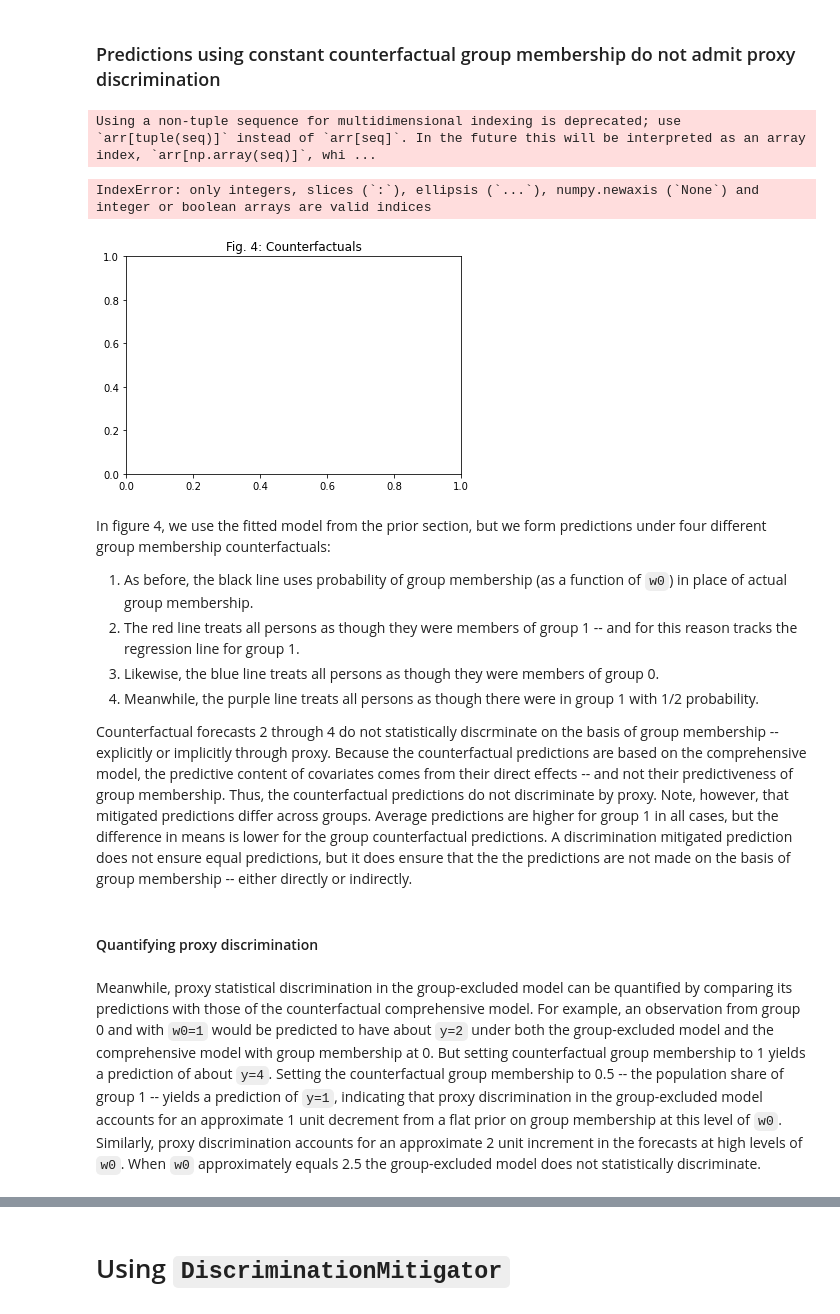
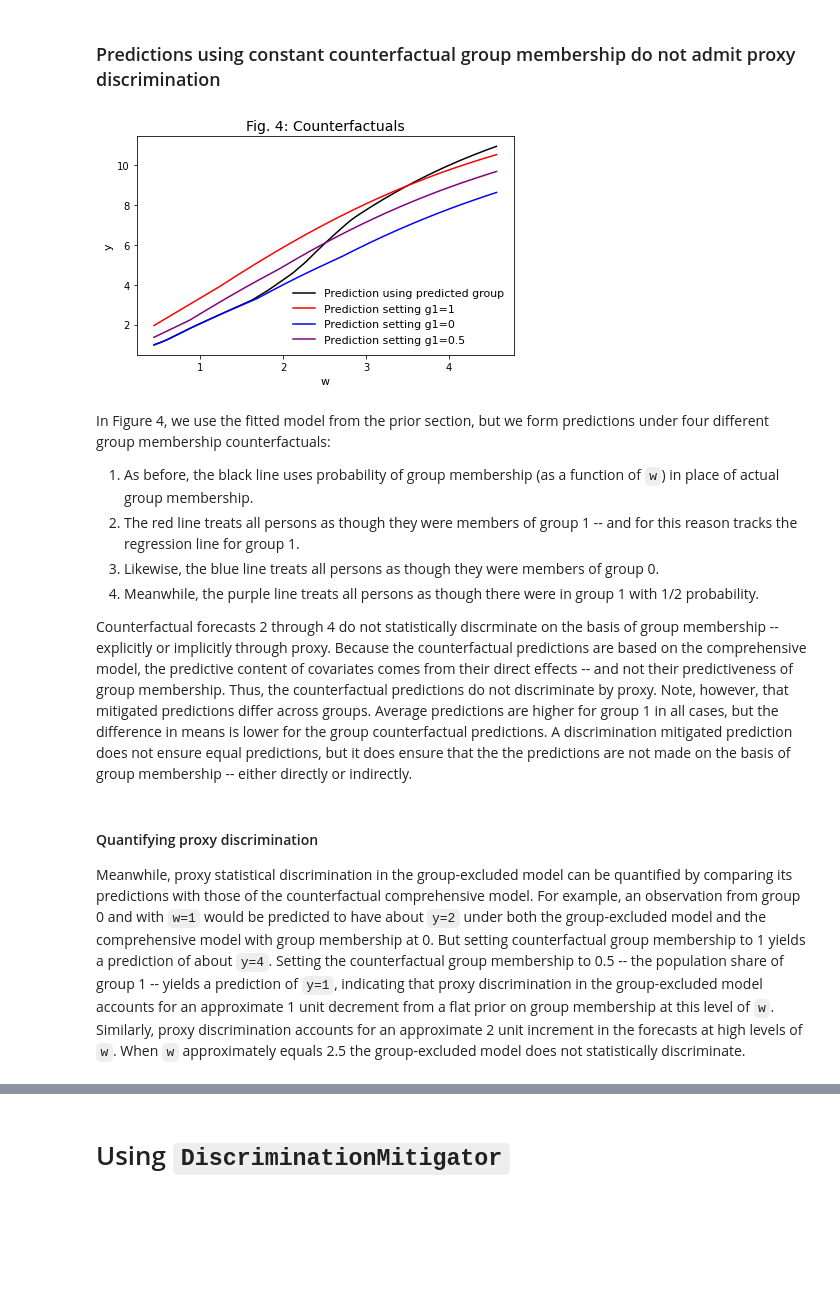
Before and after one commit to kingjosephm/DiscriminationMitigation, a Jupyter notebook: Example.ipynb, the cells around one changed output, grey strips where cells are left out. Drawn from its saved outputs; the diff is of its cells as text; code cells hidden in the pictures; blank space fills up the shorter version.

Commit message:
Fixed broken code and edited Markdown text in Example notebook

```diff
--- a/Example.ipynb
+++ b/Example.ipynb
@@ -223,49 +225,44 @@ Note that the black line, which predicts the target in part by explitly using pr
 # %%
 pred_using_predicted_g1 = comprehensive_model.predict(data_with_predicted_g1[['g1', 'w']]) # Generate prediction from model
 data_counterfactual_g1 = data_with_predicted_g1.copy()
 data_counterfactual_g1[['g1']] = 1
 pred_using_g1_as_1 = comprehensive_model.predict(data_counterfactual_g1[['g1', 'w']])
 data_counterfactual_g1[['g1']] = 0
 pred_using_g1_as_0 = comprehensive_model.predict(data_counterfactual_g1[['g1', 'w']])
 data_counterfactual_g1[['g1']] = 0.5
 pred_using_g1_as_half = comprehensive_model.predict(data_counterfactual_g1[['g1', 'w']])
 
 
-plt.title('Fig. 4: Counterfactuals')
-
-plt.plot(pred_using_predicted_g1[['w']],
-         pred_using_predicted_class,
+plt.title('Fig. 4: Counterfactuals', fontsize=14)
+plt.plot(data_with_predicted_g1[['w']],
+         pred_using_predicted_g1,
          label='Prediction using predicted group', color="black")
-plt.plot(data_with_predicted_class[['w']],
+plt.plot(data_with_predicted_g1[['w']],
          pred_using_g1_as_1 ,
-         label='Prediction setting c1=1', color="red")
-plt.plot(data_with_predicted_class[['w0']],
+         label='Prediction setting g1=1', color="red")
+plt.plot(data_with_predicted_g1[['w']],
          pred_using_g1_as_0 ,
          label='Prediction setting g1=0', color="blue")
-plt.plot(data_with_predicted_class[['w0']],
+plt.plot(data_with_predicted_g1[['w']],
          pred_using_g1_as_half ,
          label='Prediction setting g1=0.5', color="purple")
 
-
-#plt.legend()
-plt.ylabel('y')
-plt.xlabel('w')
-
-plt.legend(markerscale=25, frameon=False)
+plt.ylabel('y', fontsize=11)
+plt.xlabel('w', fontsize=11)
+plt.tight_layout()
+plt.legend(markerscale=25, frameon=False, fontsize=11)
 plt.show()
 # %% [output]
-Using a non-tuple sequence for multidimensional indexing is deprecated; use `arr[tuple(seq)]` instead of `arr[seq]`. In the future this will be interpreted as an array index, `arr[np.array(seq)]`, whi ...
-IndexError: only integers, slices (`:`), ellipsis (`...`), numpy.newaxis (`None`) and integer or boolean arrays are valid indices
-[figure, old version]
+[figure, new version]
 # %% [markdown]
-In figure 4, we use the fitted model from the prior section, but we form predictions under four different group membership counterfactuals:
-1. As before, the black line uses probability of group membership (as a function of `w0`) in place of actual group membership.
+In Figure 4, we use the fitted model from the prior section, but we form predictions under four different group membership counterfactuals:
+1. As before, the black line uses probability of group membership (as a function of `w`) in place of actual group membership.
 2. The red line treats all persons as though they were members of group 1 -- and for this reason tracks the regression line for group 1.
 3. Likewise, the blue line treats all persons as though they were members of group 0.
 4. Meanwhile, the purple line treats all persons as though there were in group 1 with 1/2 probability.
 
 Counterfactual forecasts 2 through 4 do not statistically discrminate on the basis of group membership -- explicitly or implicitly through proxy. Because the counterfactual predictions are based on the comprehensive model, the predictive content of covariates comes from their direct effects -- and not their predictiveness of group membership. Thus, the counterfactual predictions do not discriminate by proxy. Note, however, that mitigated predictions differ across groups.  Average predictions are higher for group 1 in all cases, but the difference in means is lower for the group counterfactual predictions. A discrimination mitigated prediction does not ensure equal predictions, but it does ensure that the the predictions are not made on the basis of group membership -- either directly or indirectly.
-# %% [markdown]
-#### Quantifying proxy discrimination
 # %% [markdown]
-Meanwhile, proxy statistical discrimination in the group-excluded model can be quantified by comparing its predictions with those of the counterfactual comprehensive model. For example, an observation from group 0 and with `w0=1` would be predicted to have about `y=2` under both the group-excluded model and the comprehensive model with group membership at 0. But setting counterfactual group membership to 1 yields a prediction of about `y=4`.  Setting the counterfactual group membership to 0.5 -- the population share of group 1 -- yields a prediction of `y=1`, indicating that proxy discrimination in the group-excluded model accounts for an approximate 1 unit decrement from a flat prior on group membership at this level of `w0`.  Similarly, proxy discrimination accounts for an approximate 2 unit increment in the forecasts at high levels of `w0`.  When `w0` approximately equals 2.5 the group-excluded model does not statistically discriminate.
+#### Quantifying proxy discrimination
+
+Meanwhile, proxy statistical discrimination in the group-excluded model can be quantified by comparing its predictions with those of the counterfactual comprehensive model. For example, an observation from group 0 and with `w=1` would be predicted to have about `y=2` under both the group-excluded model and the comprehensive model with group membership at 0. But setting counterfactual group membership to 1 yields a prediction of about `y=4`.  Setting the counterfactual group membership to 0.5 -- the population share of group 1 -- yields a prediction of `y=1`, indicating that proxy discrimination in the group-excluded model accounts for an approximate 1 unit decrement from a flat prior on group membership at this level of `w`.  Similarly, proxy discrimination accounts for an approximate 2 unit increment in the forecasts at high levels of `w`.  When `w` approximately equals 2.5 the group-excluded model does not statistically discriminate.
```
Also changed, not shown: parts of 33 cells of this notebook.
